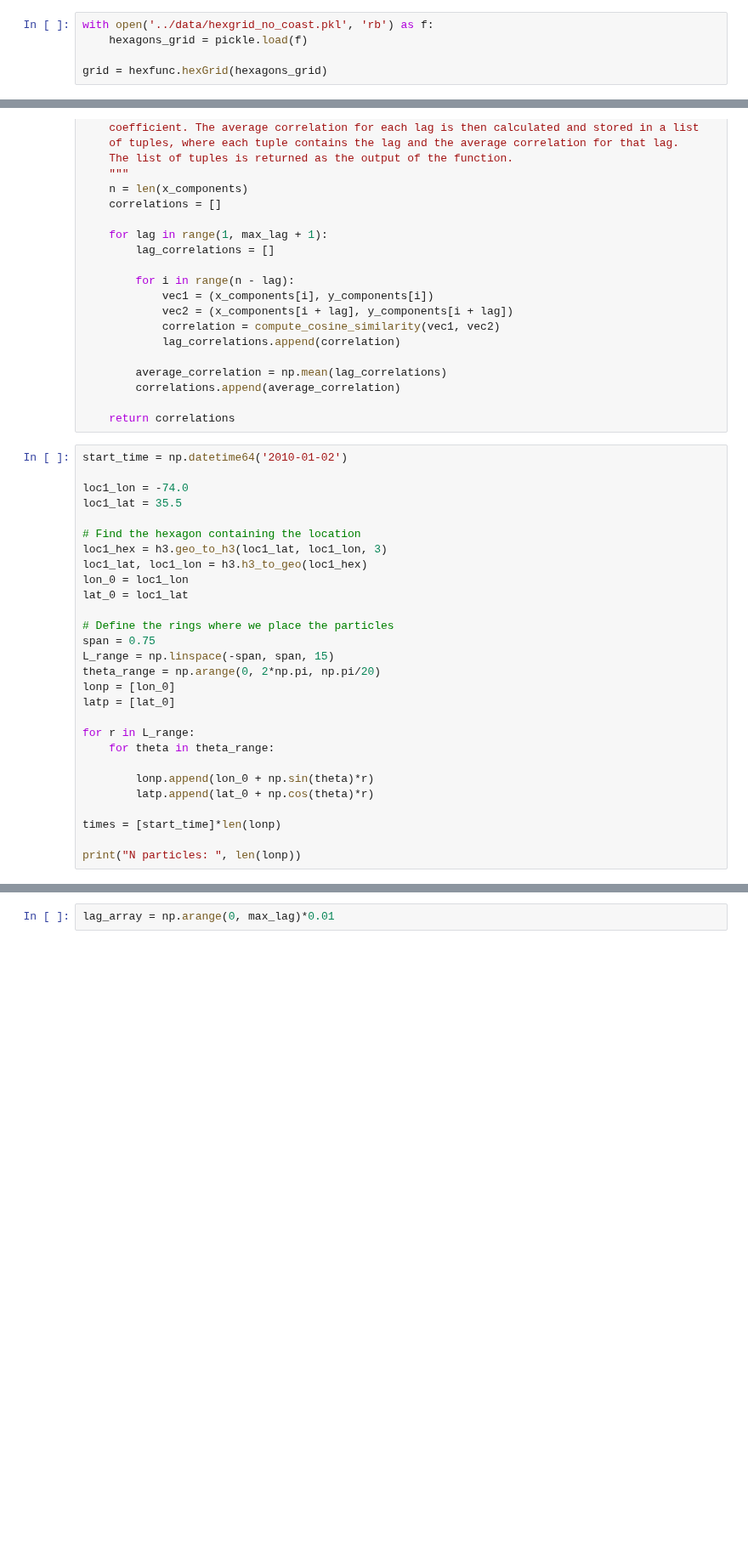
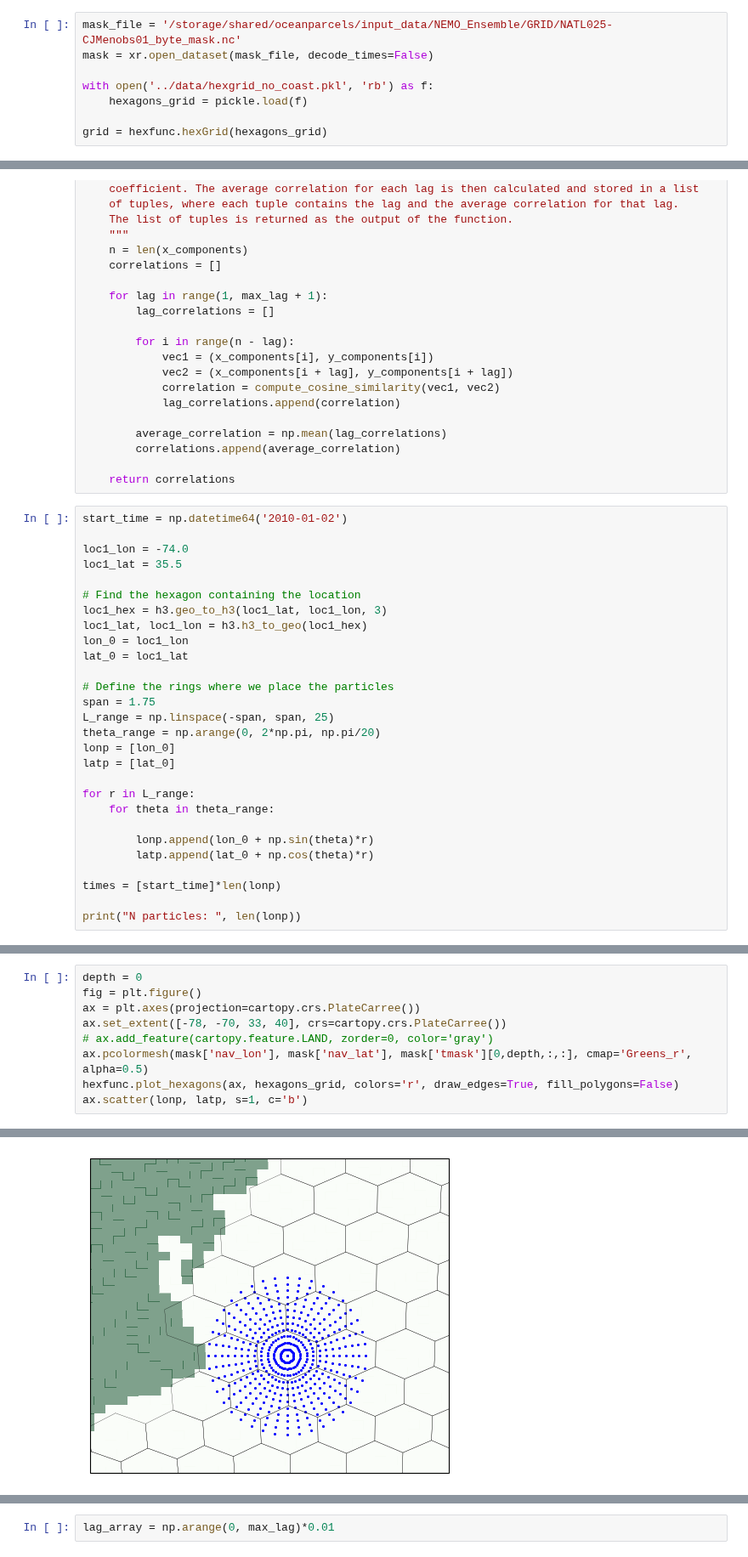
Before and after one commit to OceanParcels/NEMO_Ensemble_Lagrangian_Analysis, a Jupyter notebook: notebooks/12.Spatial_Lagrangian_autocorrelation_function.ipynb, the cells around one changed output, grey strips where cells are left out. Shown at 85% size. Drawn from its saved outputs; the diff is of its cells as text; blank space fills up the shorter version.

```diff
--- a/notebooks/12.Spatial_Lagrangian_autocorrelation_function.ipynb
+++ b/notebooks/12.Spatial_Lagrangian_autocorrelation_function.ipynb
@@ -13,6 +13,9 @@ import sys
 sys.path.append('../functions')
 import hexbin_functions as hexfunc
 # %%
+mask_file = '/storage/shared/oceanparcels/input_data/NEMO_Ensemble/GRID/NATL025-CJMenobs01_byte_mask.nc'
+mask = xr.open_dataset(mask_file, decode_times=False)
+
 with open('../data/hexgrid_no_coast.pkl', 'rb') as f:
     hexagons_grid = pickle.load(f)
 
@@ -95,8 +98,8 @@ lon_0 = loc1_lon
 lat_0 = loc1_lat
 
 # Define the rings where we place the particles
-span = 0.75
-L_range = np.linspace(-span, span, 15)
+span = 1.75
+L_range = np.linspace(-span, span, 25)
 theta_range = np.arange(0, 2*np.pi, np.pi/20)
 lonp = [lon_0]
 latp = [lat_0]
@@ -119,0 +122,10 @@ plt.scatter(lonp, latp)
+# %%
+depth = 0
+fig = plt.figure()
+ax = plt.axes(projection=cartopy.crs.PlateCarree())
+ax.set_extent([-78, -70, 33, 40], crs=cartopy.crs.PlateCarree())
+# ax.add_feature(cartopy.feature.LAND, zorder=0, color='gray')
+ax.pcolormesh(mask['nav_lon'], mask['nav_lat'], mask['tmask'][0,depth,:,:], cmap='Greens_r', alpha=0.5)
+hexfunc.plot_hexagons(ax, hexagons_grid, colors='r', draw_edges=True, fill_polygons=False)
+ax.scatter(lonp, latp, s=1, c='b')
+# %% [output]
@@ -119,0 +133 @@ plt.scatter(lonp, latp)
+[figure, added]
```
Also changed, not shown: parts of 6 cells of this notebook, 6 other files.
